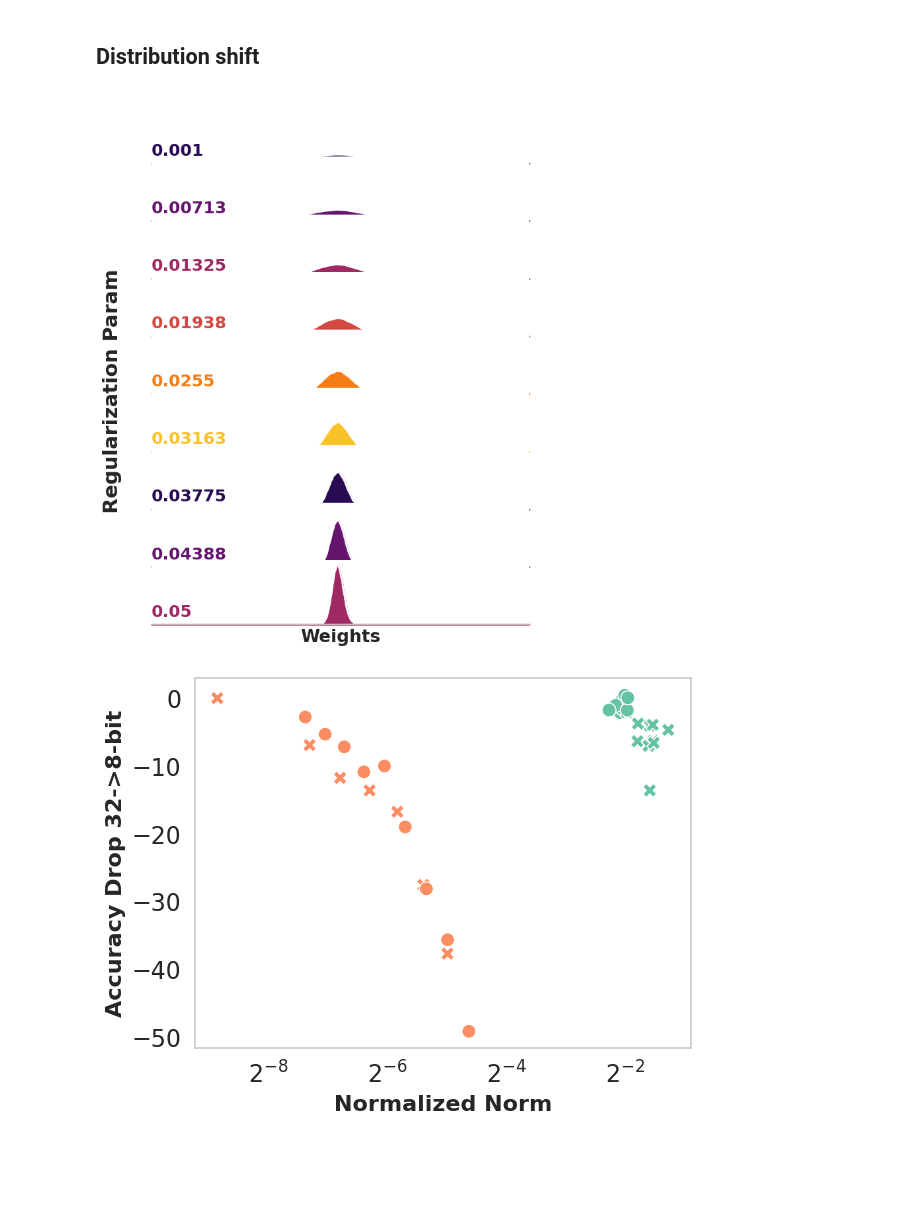
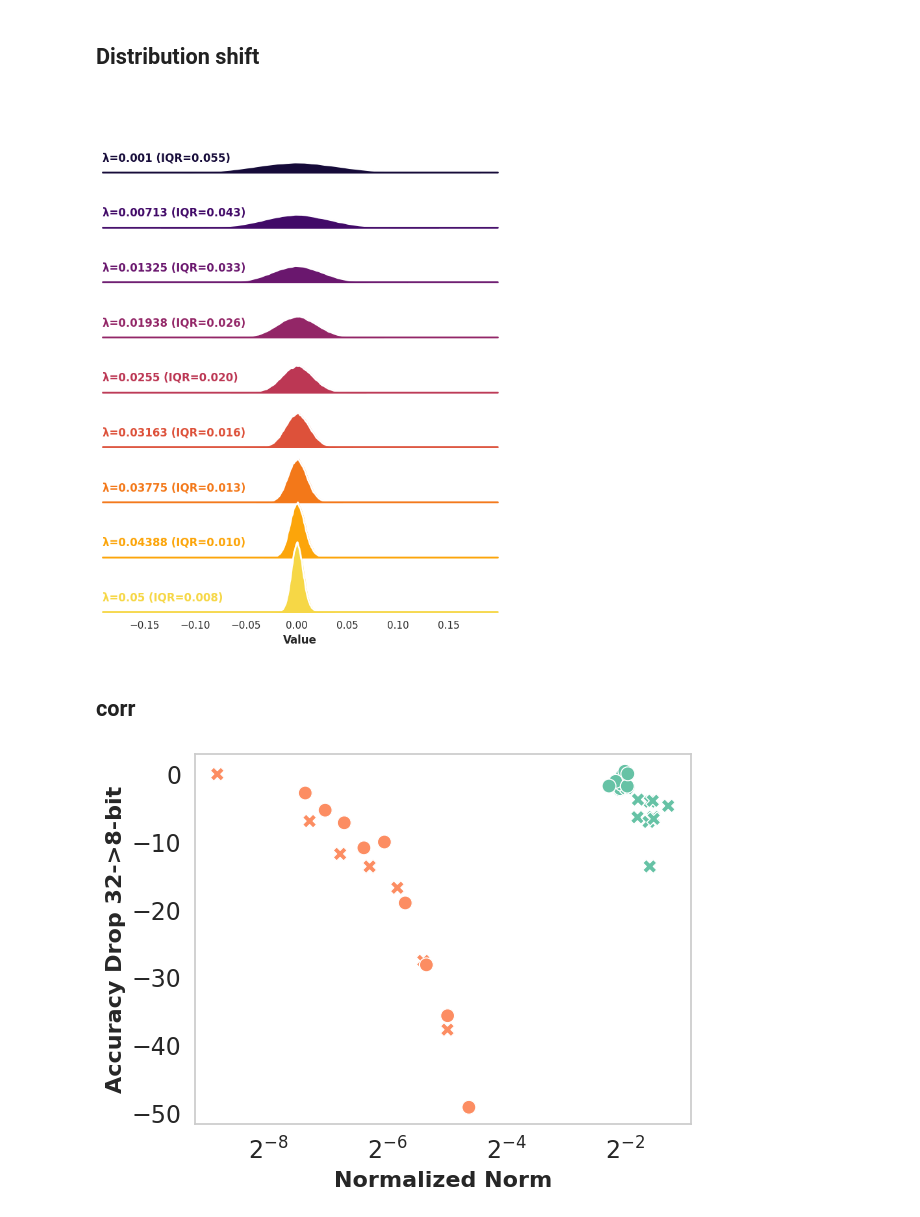
Before and after one commit to ishapira1/TinyML-RegulizationAndQuantization, a Jupyter notebook: notebooks/visualize_and_plot.ipynb, the cells around one changed output. Drawn from its saved outputs; the diff is of its cells as text; code cells hidden in the pictures; blank space fills up the shorter version.

```diff
--- a/notebooks/visualize_and_plot.ipynb
+++ b/notebooks/visualize_and_plot.ipynb
@@ -112,68 +121,39 @@ df = pd.concat([df, new_row], ignore_index=True)
 # %%
-# Convert dictionary to DataFrame
-data = []
-for key, values in ridge_data.items():
-    for value in values:
-        data.append({'Regularization': key, 'Value': value})
-ridge_df = pd.DataFrame(data)
+# Set the theme
+sns.set_theme(style="white", rc={"axes.facecolor": (0, 0, 0, 0)})
 
-# Sort DataFrame based on Regularization values
-ridge_df = ridge_df.sort_values('Regularization')
-
-subplot_height = 1  # Adjust this value as needed
-aspect_ratio = 7     # Adjust this value to control the width of each subplot
-
-# Choose the palette
-palette_choice = sns.color_palette("inferno")
-
-# Initialize the FacetGrid object
-g = sns.FacetGrid(ridge_df, row='Regularization', hue='Regularization', aspect=aspect_ratio, height=subplot_height, palette=palette_choice)
+# Create a FacetGrid
+g = sns.FacetGrid(ridge_df, row="Regularization", hue="Regularization", aspect=7, height=1, palette="inferno")
 
 # Draw the densities
-g.map(sns.kdeplot, 'Value', bw_adjust=.5, clip_on=False, fill=True, alpha=1, linewidth=1.5)
-g.map(sns.kdeplot, 'Value', clip_on=False, color="w", lw=2, bw_adjust=.5)
+g.map(sns.kdeplot, "Value", bw_adjust=.5, clip_on=False, fill=True, alpha=1, linewidth=1.5)
+g.map(sns.kdeplot, "Value", clip_on=False, color="w", lw=2, bw_adjust=.5)
 g.refline(y=0, linewidth=2, linestyle="-", color=None, clip_on=False)
 
-# Function to label the plot
+# Calculate the IQR for each level of Regularization
+iqr_dict = ridge_df.groupby('Regularization')['Value'].apply(lambda x: x.quantile(0.75) - x.quantile(0.25)).to_dict()
+
+# Define and use a simple function to label the plot in axes coordinates
 def label(x, color, label):
     ax = plt.gca()
-    ax.text(0, .2, label, fontweight="bold", color=color, ha="left", va="center", transform=ax.transAxes)
+    iqr = iqr_dict[float(label)]  # Get the IQR for the current level of Regularization
+    ax.text(0, .2, f"λ={label} (IQR={iqr:.3f})", fontweight="bold", color=color,
+            ha="left", va="center", transform=ax.transAxes)
 
-g.map(label, 'Value')
+g.map(label, "Value")
 
-# Set the subplots to overlap and adjust aesthetics
-g.figure.subplots_adjust(hspace=-.5)
+# Set the subplots to overlap and remove axes details that don't play well with overlap
+g.figure.subplots_adjust(hspace=-.25)
 g.set_titles("")
 g.set(yticks=[], ylabel="")
 g.despine(bottom=True, left=True)
+plt.savefig("../plots/ridge_distribution_plot.pdf", dpi=500, bbox_inches='tight')
 
-
-# Iterate through each subplot
-for ax in g.axes.flatten():
-    # Enable the x-axis line (spine) for all subplots
-    ax.spines['bottom'].set_visible(True)
-
-# Remove x-ticks for all but the bottom subplot
-for ax in g.axes[:-1].flatten():
-    ax.set_xticks([])
-
-# Add X-axis title and increase font size
-g.set_axis_labels("Weights", "")
-g.fig.text(0.04, 0.5, 'Regularization Param', va='center', rotation='vertical', fontsize=22, fontweight='bold')
-
-# Add a main title to the figure
-#g.fig.suptitle("Weights Distributions - ResNet-20", fontsize=22, va="bottom", fontweight='bold')
-g.figure.subplots_adjust(hspace=-.1, top=0.99)  # Adjust the top value as needed
-
-
-
-
-g.fig.savefig("../plots/ridge_distribution_plot.pdf", dpi=500, bbox_inches='tight')
-
-# Show the plot
-plt.show()
+plt.show()  # Show the plot
 # %% [output]
-[figure, old version]
+[figure, new version]
+# %% [markdown]
+## corr
 # %%
 def get_std(path, layer='model.layer2.0.conv1.weight'):
     path = os.path.join(path, "model_checkpoint.pth")
```
Also changed, not shown: parts of 1 cell of this notebook.
